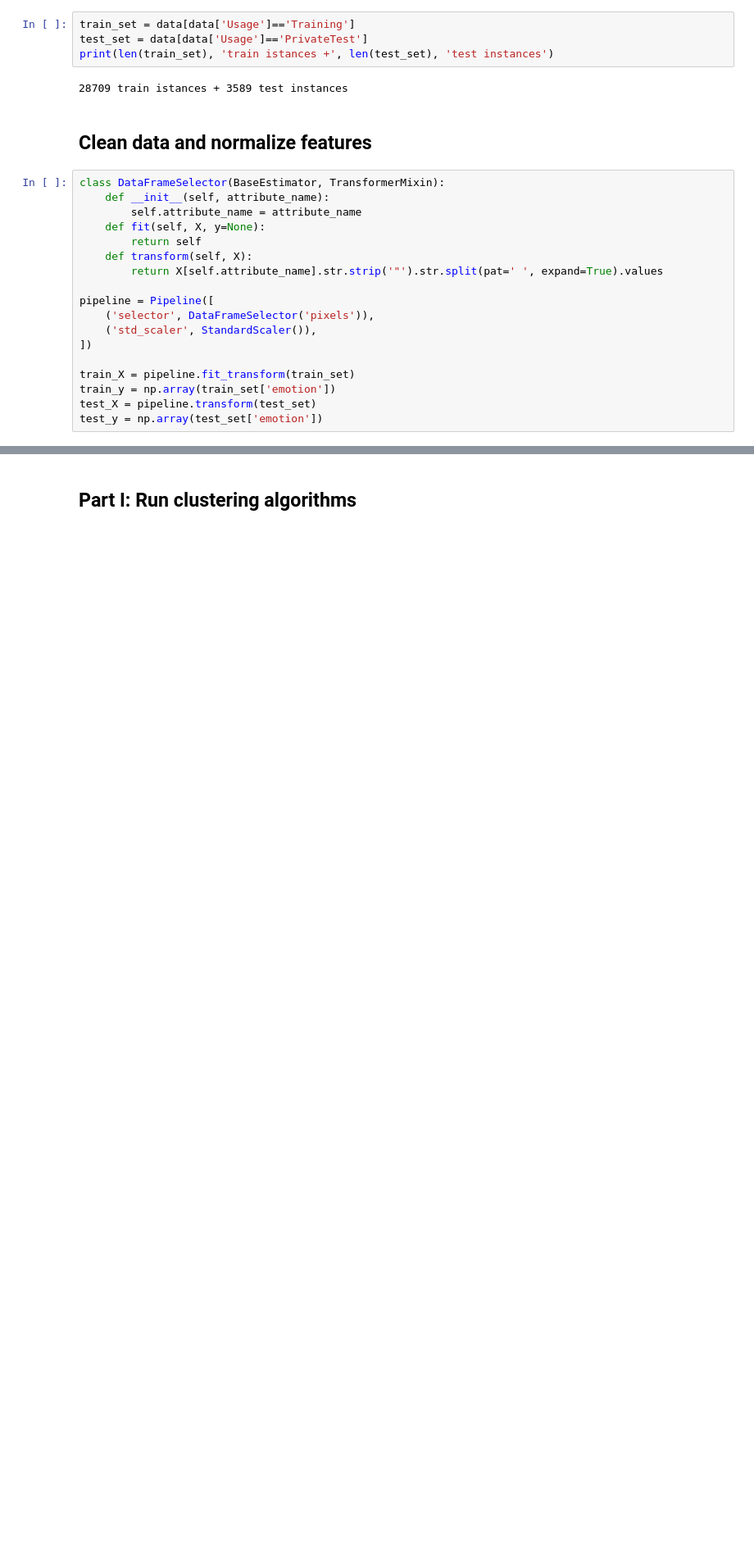
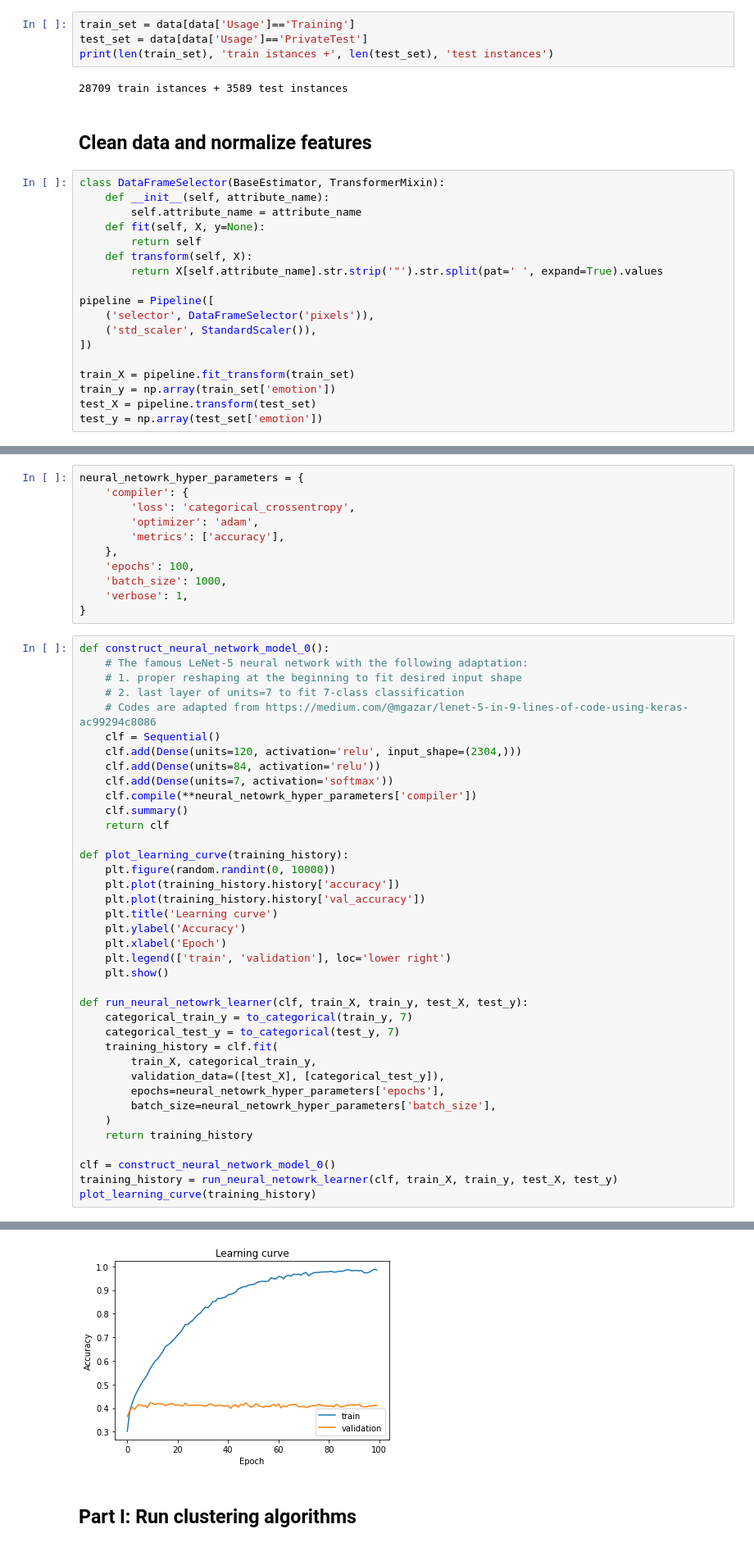
Before and after one commit to yujing1004/cs7641, a Jupyter notebook: assignment3/unsupervised_learning.ipynb, the cells around one changed output, grey strips where cells are left out. Shown at 82% size. Cells and saved outputs as stored; diff of their text form; blank space fills up the shorter version.

```diff
--- a/assignment3/unsupervised_learning.ipynb
+++ b/assignment3/unsupervised_learning.ipynb
@@ -63,0 +68,50 @@ test_y = np.array(test_set['emotion'])
+# %%
+neural_netowrk_hyper_parameters = {
+    'compiler': {
+        'loss': 'categorical_crossentropy',
+        'optimizer': 'adam',
+        'metrics': ['accuracy'],
+    },
+    'epochs': 100,
+    'batch_size': 1000,
+    'verbose': 1,
+}
+# %%
+def construct_neural_network_model_0():
+    # The famous LeNet-5 neural network with the following adaptation:
+    # 1. proper reshaping at the beginning to fit desired input shape
+    # 2. last layer of units=7 to fit 7-class classification
+    # Codes are adapted from https://medium.com/@mgazar/lenet-5-in-9-lines-of-code-using-keras-ac99294c8086
+    clf = Sequential()
+    clf.add(Dense(units=120, activation='relu', input_shape=(2304,)))
+    clf.add(Dense(units=84, activation='relu'))
+    clf.add(Dense(units=7, activation='softmax'))
+    clf.compile(**neural_netowrk_hyper_parameters['compiler'])
+    clf.summary()
+    return clf
+
+def plot_learning_curve(training_history):
+    plt.figure(random.randint(0, 10000))
+    plt.plot(training_history.history['accuracy'])
+    plt.plot(training_history.history['val_accuracy'])
+    plt.title('Learning curve')
+    plt.ylabel('Accuracy')
+    plt.xlabel('Epoch')
+    plt.legend(['train', 'validation'], loc='lower right')
+    plt.show()
+
+def run_neural_netowrk_learner(clf, train_X, train_y, test_X, test_y):
+    categorical_train_y = to_categorical(train_y, 7)
+    categorical_test_y = to_categorical(test_y, 7)
+    training_history = clf.fit(
+        train_X, categorical_train_y,
+        validation_data=([test_X], [categorical_test_y]),
+        epochs=neural_netowrk_hyper_parameters['epochs'],
+        batch_size=neural_netowrk_hyper_parameters['batch_size'],
+    )
+    return training_history
+
+clf = construct_neural_network_model_0()
+training_history = run_neural_netowrk_learner(clf, train_X, train_y, test_X, test_y)
+plot_learning_curve(training_history)
+# %% [output]
@@ -64,3 +135,4 @@ test_y = np.array(test_set['emotion'])
+[figure, added]
 # %% [markdown]
 ## Part I: Run clustering algorithms
 # %%
```
Also changed, not shown: parts of 20 cells of this notebook, 4 other files.
